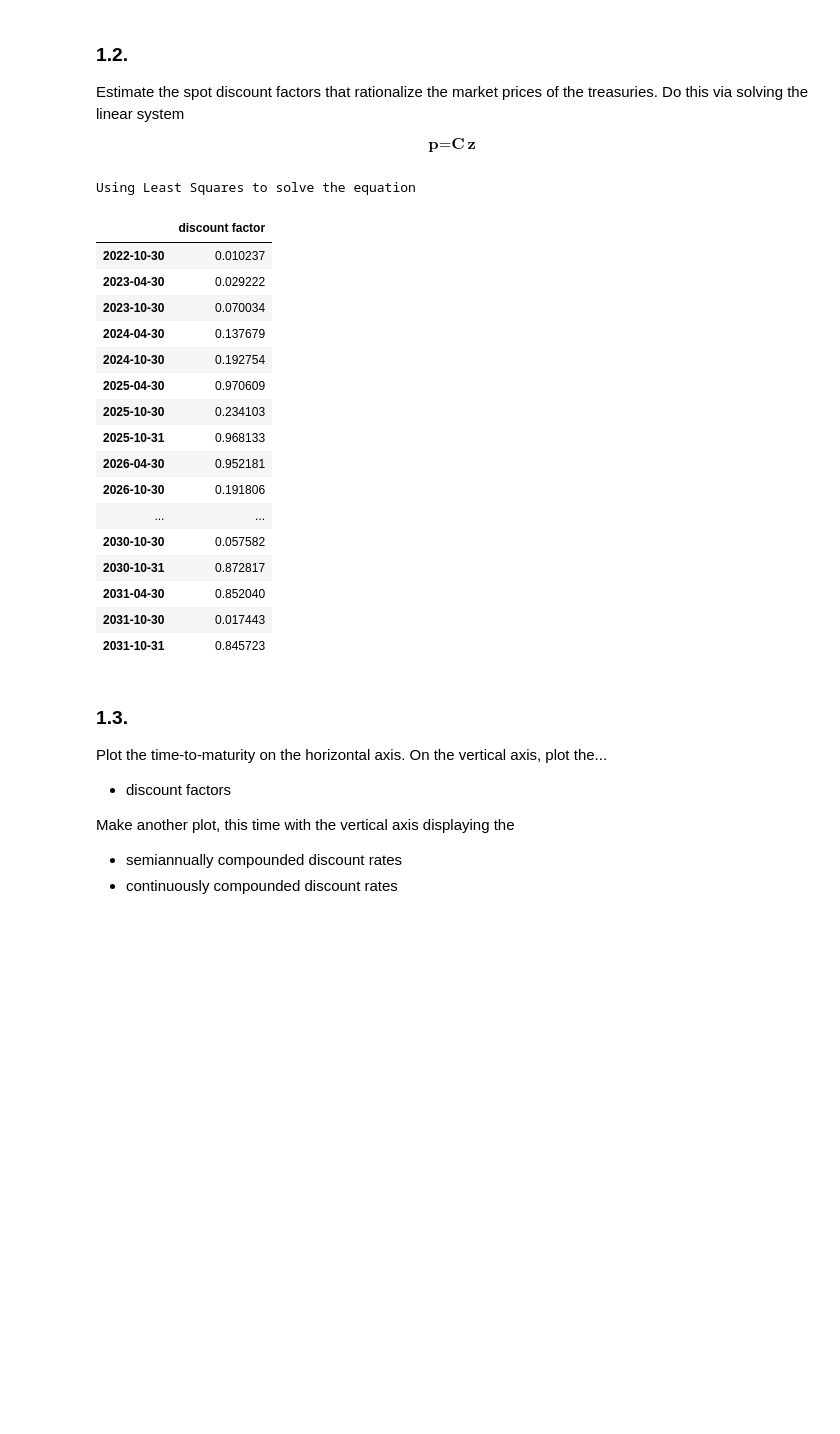
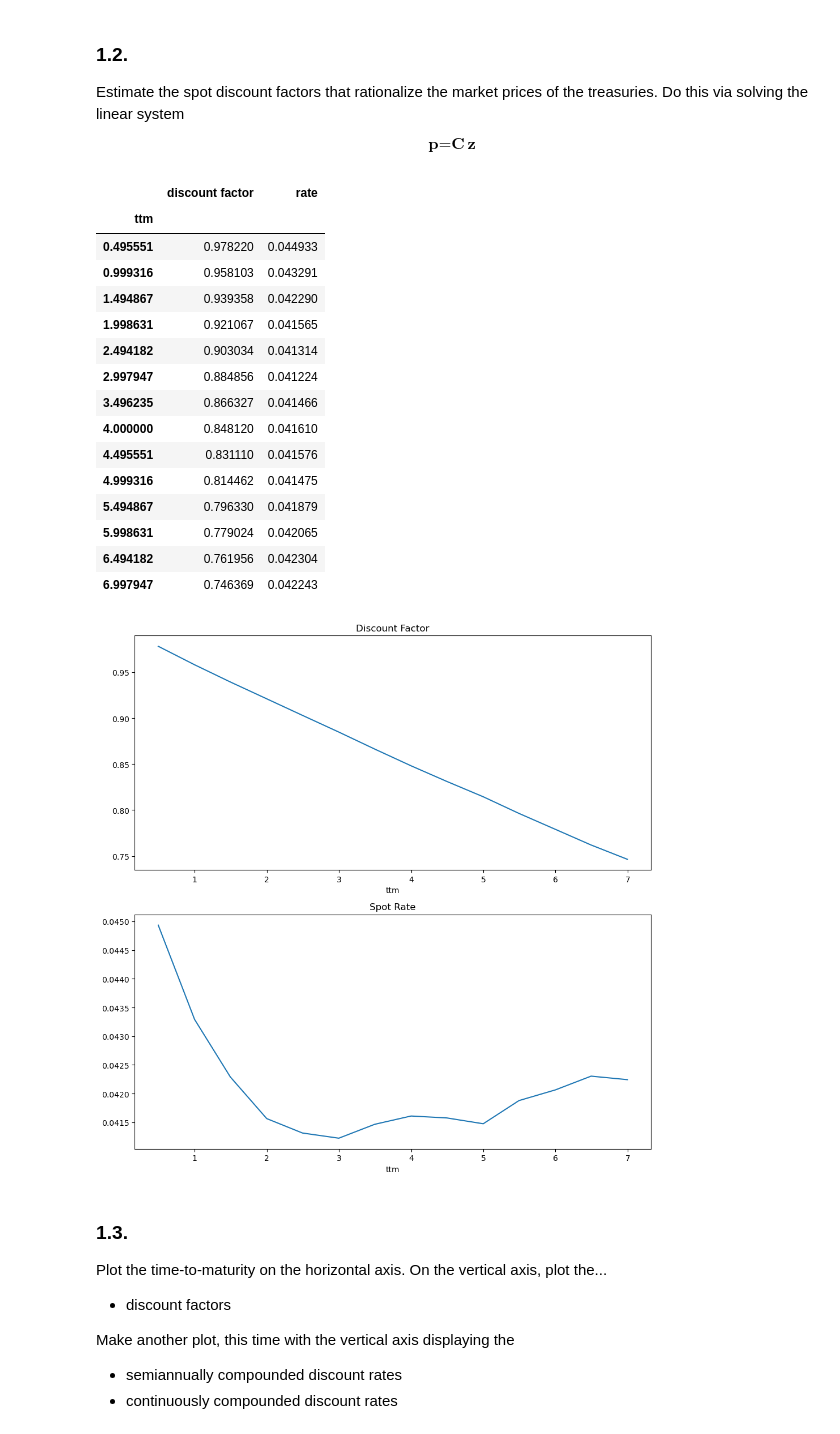
Before and after one commit to Anand-Nakhate/finm-fixedincome-2025, a Jupyter notebook: homework/Homework 1.ipynb, the cells around one changed output. Saved outputs shown, nothing was run; the diff lists cells and outputs as text; code cells hidden in the pictures; blank space fills up the shorter version.

```diff
--- a/homework/Homework 1.ipynb
+++ b/homework/Homework 1.ipynb
@@ -142,42 +128,43 @@ Estimate the spot discount factors that rationalize the market prices of the tre
 
 $$\textbf{p} = {\textbf{C}}\, \textbf{z}$$
 # %%
-def solve_spot_discounts(CF_matrix, prices):
-    C = CF_matrix.values
-    p = prices.values
-    if C.shape[0] == C.shape[1]:
-        print("Solving Linear Equation")
-        z = np.linalg.solve(C, p)
-    else:
-        print("Using Least Squares to solve the equation")
-        z, residuals, rank, s = np.linalg.lstsq(C, p, rcond=None)
+def discount_to_intrate(discount, maturity, n_compound=2):
+    return n_compound * (discount ** (-1/(n_compound * maturity)) - 1)
 
-    z_series = pd.Series(z, index=CF_matrix.columns, name='discount factor')
-    return z_series
-
-prices = df['dirty price']
-prices = prices.reindex(CF_matrix.index)
-z_series = solve_spot_discounts(CF_matrix, prices)
-z_series.to_frame()
+def estimate_spot_factors(CF, quotes, n_compound=2):
+    prices = quotes['price'].loc[CF.index].values
+    discount_factors = np.linalg.solve(CF.values, prices)
+    spot = pd.DataFrame(discount_factors, index=CF.index, columns=['discount factor'])
+    spot.insert(0, 'ttm', quotes['ttm'])
+    spot = spot.reset_index(drop=True).set_index('ttm')
+    spot['rate'] = discount_to_intrate(spot['discount factor'], spot.index.values, n_compound=n_compound)
+    return spot
-# %% [output]
-Using Least Squares to solve the equation
-|  | discount factor |
-| 2022-10-30 | 0.010237 |
-| 2023-04-30 | 0.029222 |
-| 2023-10-30 | 0.070034 |
-| 2024-04-30 | 0.137679 |
-| 2024-10-30 | 0.192754 |
-| 2025-04-30 | 0.970609 |
-| 2025-10-30 | 0.234103 |
-| 2025-10-31 | 0.968133 |
-| 2026-04-30 | 0.952181 |
-| 2026-10-30 | 0.191806 |
-| ... | ... |
-| 2030-10-30 | 0.057582 |
-| 2030-10-31 | 0.872817 |
-| 2031-04-30 | 0.852040 |
-| 2031-10-30 | 0.017443 |
-| 2031-10-31 | 0.845723 |
+# %%
+spot = estimate_spot_factors(CF, selected_quotes, n_compound=2)
+fig, ax = plt.subplots(2, 1, figsize=(10, 10))
+spot['discount factor'].plot(ax=ax[0], title='Discount Factor')
+spot['rate'].plot(ax=ax[1], title='Spot Rate')
+display(spot)
+plt.tight_layout()
+plt.show()
+# %% [output]
+|  | discount factor | rate |
+| ttm |  |  |
+| 0.495551 | 0.978220 | 0.044933 |
+| 0.999316 | 0.958103 | 0.043291 |
+| 1.494867 | 0.939358 | 0.042290 |
+| 1.998631 | 0.921067 | 0.041565 |
+| 2.494182 | 0.903034 | 0.041314 |
+| 2.997947 | 0.884856 | 0.041224 |
+| 3.496235 | 0.866327 | 0.041466 |
+| 4.000000 | 0.848120 | 0.041610 |
+| 4.495551 | 0.831110 | 0.041576 |
+| 4.999316 | 0.814462 | 0.041475 |
+| 5.494867 | 0.796330 | 0.041879 |
+| 5.998631 | 0.779024 | 0.042065 |
+| 6.494182 | 0.761956 | 0.042304 |
+| 6.997947 | 0.746369 | 0.042243 |
+[figure, added]
 # %% [markdown]
 ### 1.3.
 
```
Also changed, not shown: parts of 10 cells of this notebook, 3 other files.
